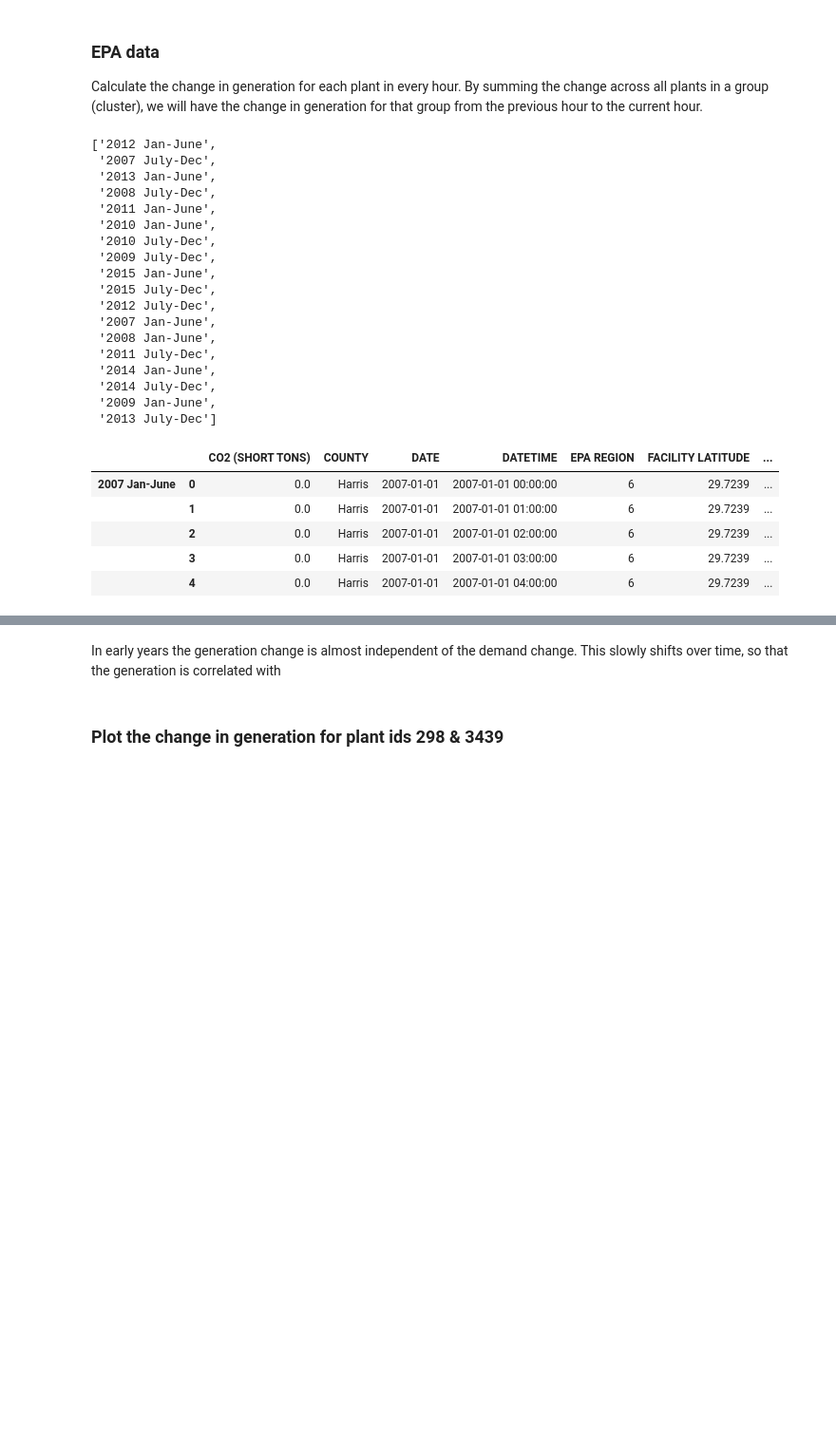
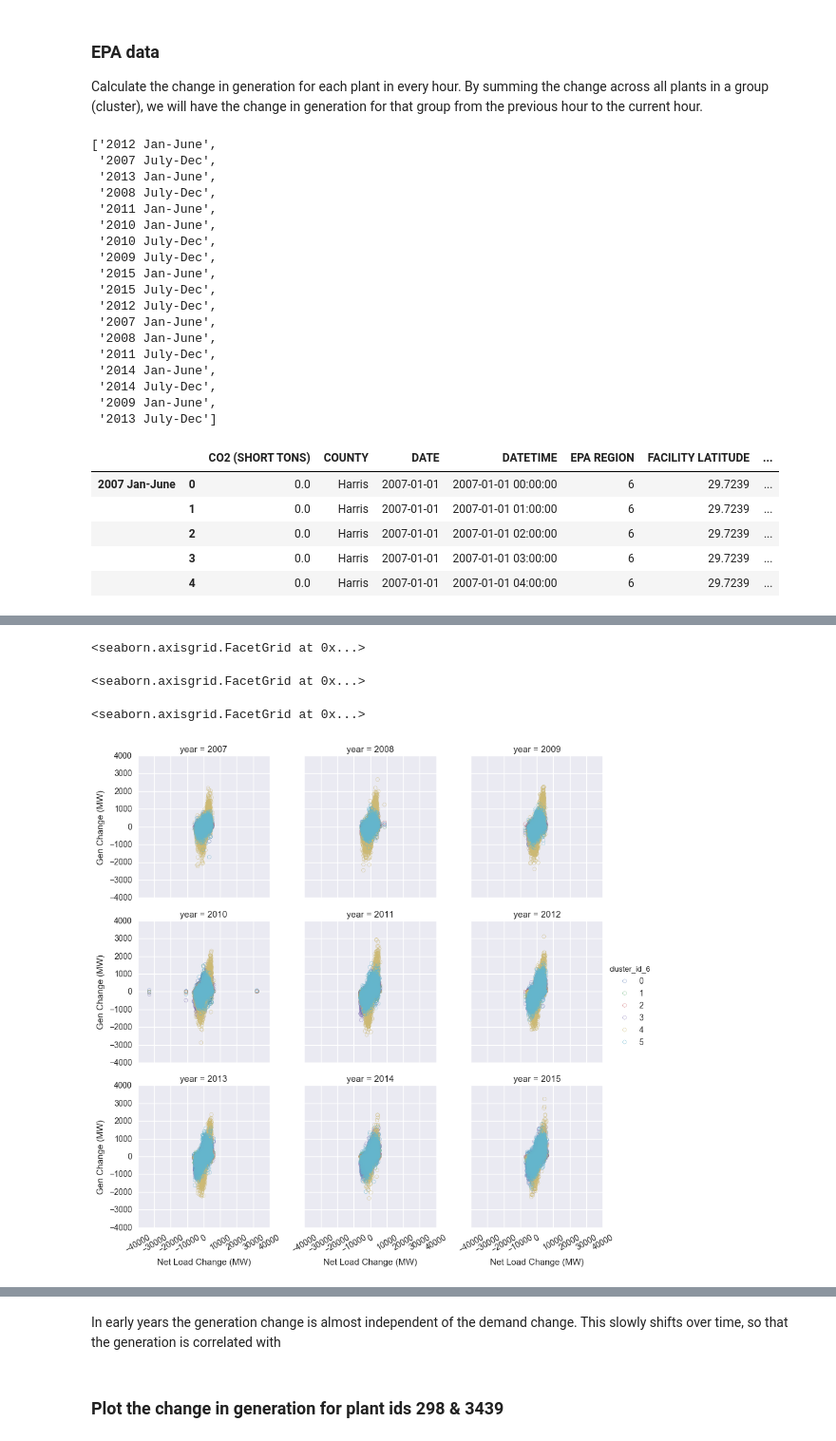
Before and after one commit to gschivley/ERCOT_power, a Jupyter notebook: Group classification/Determine marginal unit.ipynb, the cells around one changed output, grey strips where cells are left out. Shown at 95% size. Cells and saved outputs as stored; diff of their text form; code cells hidden in the pictures; blank space fills up the shorter version.

```diff
--- a/Group classification/Determine marginal unit.ipynb
+++ b/Group classification/Determine marginal unit.ipynb
@@ -145,0 +162,4 @@ allEPA.tail()
+# %%
+grouped_clusters = merged_epa_cluster.loc[:,['Gen Change (MW)', 'GROSS LOAD (MW)', 'DATETIME', 'cluster_id_6']].groupby(['DATETIME', 'cluster_id_6']).sum()
+# %%
+grouped_clusters.reset_index(inplace=True)
@@ -145,0 +174,5 @@ allEPA.tail()
+# %%
+grouped_clusters_ercot = pd.merge(grouped_clusters, ercot, on='DATETIME')
+# %%
+grouped_clusters_ercot.loc[:,'year'] = grouped_clusters_ercot.loc[:,'DATETIME'].apply(lambda x: x.year)
+grouped_clusters_ercot.head()
@@ -145,0 +186,10 @@ allEPA.tail()
+# %%
+g = sns.FacetGrid(grouped_clusters_ercot, col='year', col_wrap=3, hue='cluster_id_6')
+g.map(plt.scatter, 'Net Load Change (MW)', 'Gen Change (MW)', facecolors='None')
+g.set_xticklabels(rotation=30)
+g.add_legend()
+# %% [output]
+<seaborn.axisgrid.FacetGrid at 0x...>
+<seaborn.axisgrid.FacetGrid at 0x...>
+<seaborn.axisgrid.FacetGrid at 0x...>
+[figure, added]
```
Also changed, not shown: parts of 26 cells of this notebook.
